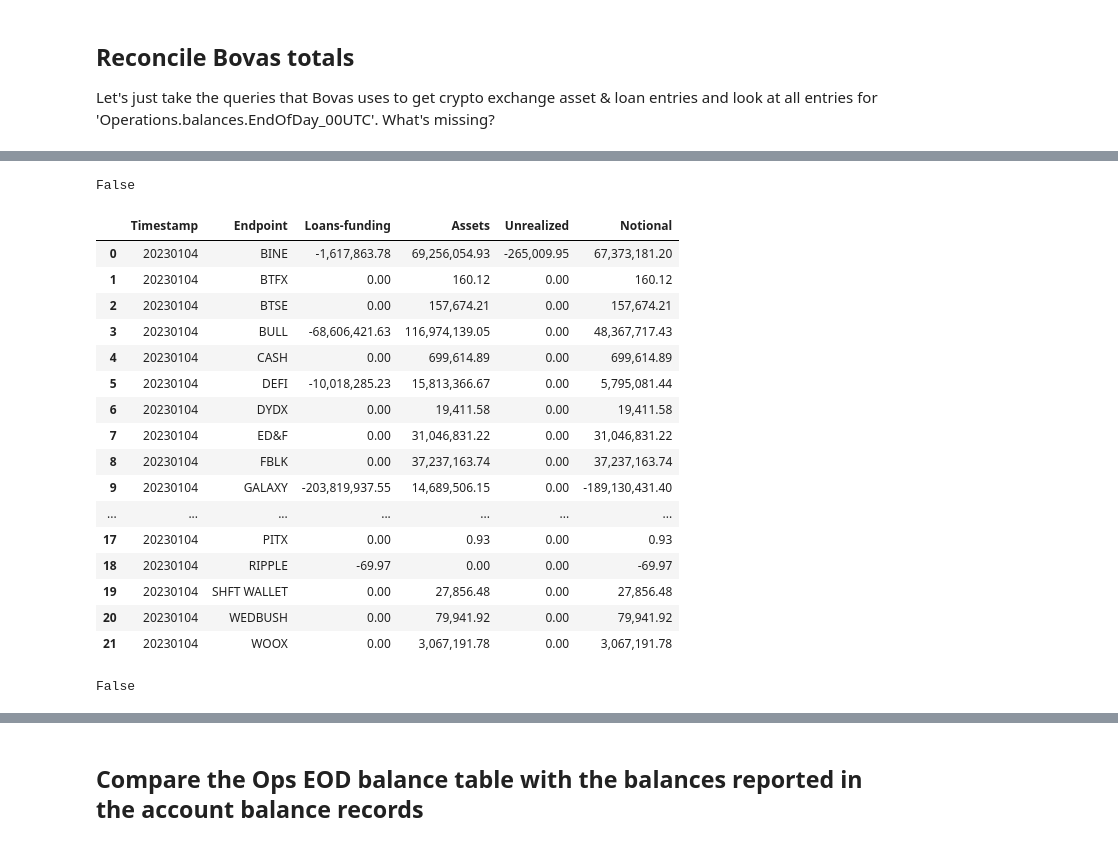
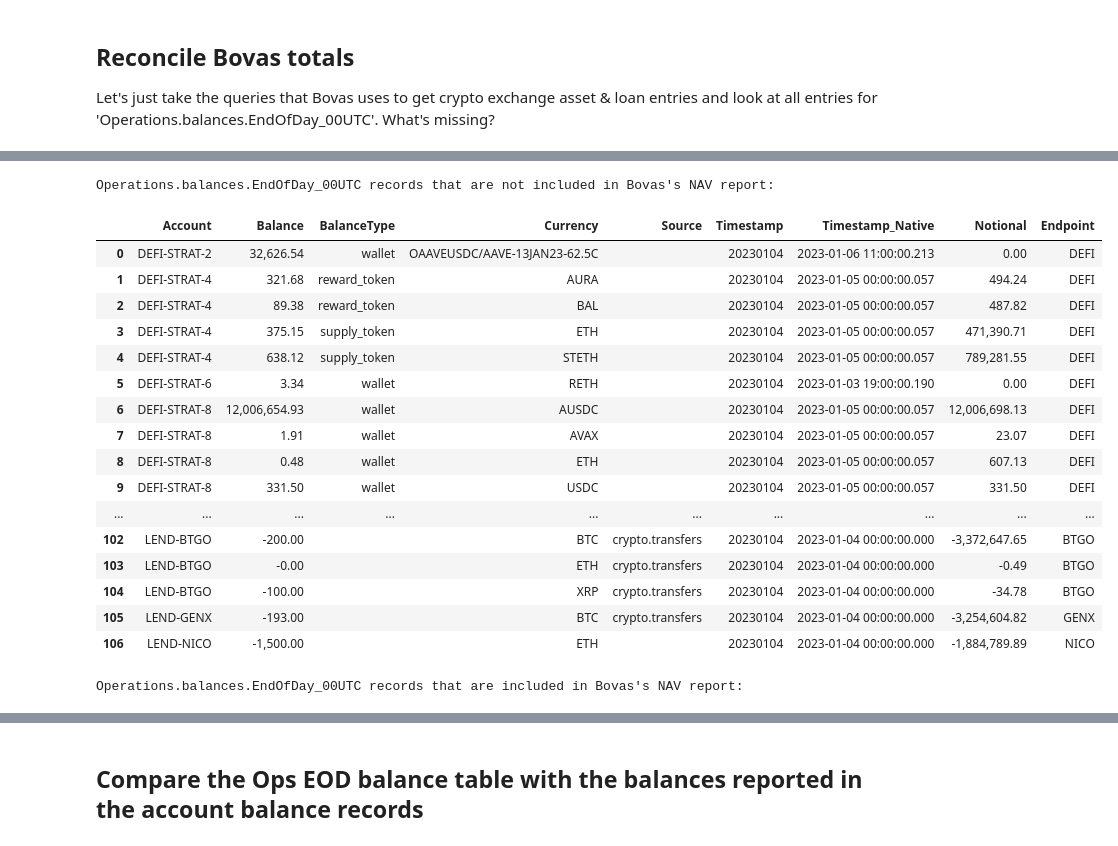
Before and after one commit to galaxy-sk/qpt_stress_test, a Jupyter notebook: notepads/bovas_reconciliation.ipynb, the cells around one changed output, grey strips where cells are left out. Saved outputs shown, nothing was run; the diff lists cells and outputs as text; code cells hidden in the pictures.

```diff
--- a/notepads/bovas_reconciliation.ipynb
+++ b/notepads/bovas_reconciliation.ipynb
@@ -49,7 +50,9 @@ derivs_utc_datetime = ChicagoTimeZone.localize(dt.datetime.combine(nav_date, dt.
 # %%
 %%capture
 # This code is copied from the generate_daily_summary.py app
+mktdata_repo = qpt_mssql.MarketDataRepository(sql_query_driver=pyodbc.SqlQuery, db_connector_factory=sv_awoh_dw01_pyodbc_connection_factory)
 trading_repo = qpt_mssql.TradingRepository(sql_query_driver=pyodbc.SqlQuery, db_connector_factory=sv_awoh_dw01_pyodbc_connection_factory)
+exchange_repo = qpt_mssql.RawDataRepository(sql_query_driver=pyodbc.SqlQuery, db_connector_factory=sv_awoh_dw01_pyodbc_connection_factory)
 
 # Run Bowen's Net open positions report: should match email's from Bcai and Wenbo's emails:
 net_open_position_report_df = generate_daily_summary.net_open_positions(derivs_utc_datetime, trading_repo)
@@ -169,18 +188,5 @@ bovas_currency_replacement = (
 # %%
 %%capture
-# Do a direct call against the database:
-#
-marks1_qry = """
-select format(timestamp,'yyyyMMdd') as DATE, symbol as Currency, _close as Mark, 'coinmarketcap' as Source
-from RawData.cnmk_1_m.ohlcv_historical
-where format(timestamp,'yyyyMMdd') = '{date:%Y%m%d}'
-    and name not in ('CyberMiles','Genesis Mana','NFT','NEFTiPEDiA', 'UNICORN Token','DEONEX COIN','Don-key','LOLTOKEN','SoMee.Social [OLD]')
-""".format(date=nav_date)
-marks1_df = pyodbc.SqlQuery(marks1_qry, db_connector_factory=sv_awoh_dw01_pyodbc_connection_factory).as_dataframe()
-marks2_qry = "select DATE, Currency, Mark, Source from trading.pnl.marks where DATE = '{date:%Y%m%d}'".format(date=nav_date)
-marks2_df = pyodbc.SqlQuery(marks1_qry, db_connector_factory=sv_awoh_dw01_pyodbc_connection_factory).as_dataframe()
-marks_df = nav.utils._format_marks(marks1_df, marks2_df, nav_date)
-
 bovas_loans_qry = """
 select a.Account, a.Balance, a.BalanceType, UPPER(a.Currency) as Currency,
     Isnull(b.TableName, '') as Source, FORMAT(a.Date_UTC,'yyyyMMdd') as Timestamp, a.AsOf_UTC as Timestamp_Native
@@ -207,7 +213,3 @@ where balance != 0 and a.Date_UTC = '{date:%Y-%m-%d}'
 order by Account
 """.format(date=nav_date, accounts=tuple(qpt_config.exchange_balance_accounts))
 bovas_assets_df = pyodbc.SqlQuery(bovas_assets_qry, db_connector_factory=sv_awoh_dw01_pyodbc_connection_factory).as_dataframe()
-
-op_eod_balances_df = trading_repo.get_operations_eod_balances(nav_date).as_dataframe()
-op_eod_balances_df.Currency.replace(*bovas_currency_replacement, inplace=True)
-op_eod_balances_df['Notional'] = op_eod_balances_df.Balance * marks_df.reindex(op_eod_balances_df.Currency).fillna(0).Mark.values
@@ -214,3 +228,17 @@ op_eod_balances_df['Notional'] = op_eod_balances_df.Balance * marks_df.reindex(o
+# %%
+%%capture
+# We should properly map accounts to Endpoint or exchange
+bovas_assets_df['Endpoint'] = bovas_assets_df['Account'].apply(lambda ac: str(ac.split('-')[0]) if str(ac.split('-')[0]) != 'LEND' else str(ac.split('-')[1]))
+bovas_loans_df['Endpoint'] = bovas_loans_df['Account'].apply(lambda ac: str(ac.split('-')[0]) if str(ac.split('-')[0]) != 'LEND' else str(ac.split('-')[1]))
+op_eod_balances_df['Endpoint'] = op_eod_balances_df['Account'].apply(lambda ac: str(ac.split('-')[0]) if str(ac.split('-')[0]) != 'LEND' else str(ac.split('-')[1]))
+crypto_exchange_df['Endpoint'] = crypto_exchange_df['Account'].apply(lambda ac: str(ac.split('-')[0]) if str(ac.split('-')[0]) != 'LEND' else str(ac.split('-')[1]))
+
+# Add in bank balances;
+bank_eod_balances_df = trading_repo.get_bank_balances(nav_date).as_dataframe()
+bank_eod_balances_df['Notional'] = bank_eod_balances_df.Balance * marks_df.reindex(bank_eod_balances_df.Currency).fillna(0).Mark.values
+bank_eod_balances_df['Endpoint'] = 'Cash'
+bovas_assets_df = pd.concat([bovas_assets_df, bank_eod_balances_df], ignore_index=True)
+op_eod_balances_df = pd.concat([op_eod_balances_df, bank_eod_balances_df], ignore_index=True)
 # %%
 # display(marks_df)
 # display(bovas_loans_df)
@@ -337,27 +416,26 @@ False
 # %%
-
 print("Operations.balances.EndOfDay_00UTC records that are not included in Bovas's NAV report:")
-#display(bovas_ignored_df.sort_values(by=['Account', 'Currency'], ignore_index=True))
+display(bovas_ignored_df.sort_values(by=['Account', 'Currency'], ignore_index=True))
 
 print("\nOperations.balances.EndOfDay_00UTC records that are included in Bovas's NAV report:")
-#display(bovas_included_df.sort_values(by=['Account', 'Currency'], ignore_index=True))
+display(bovas_included_df.sort_values(by=['Account', 'Currency'], ignore_index=True))
 # %% [output]
-False
+Operations.balances.EndOfDay_00UTC records that are not included in Bovas's NAV report:
-|  | Timestamp | Endpoint | Loans-funding | Assets | Unrealized | Notional |
-| 0 | 20230104 | BINE | -1,617,863.78 | 69,256,054.93 | -265,009.95 | 67,373,181.20 |
-| 1 | 20230104 | BTFX | 0.00 | 160.12 | 0.00 | 160.12 |
-| 2 | 20230104 | BTSE | 0.00 | 157,674.21 | 0.00 | 157,674.21 |
-| 3 | 20230104 | BULL | -68,606,421.63 | 116,974,139.05 | 0.00 | 48,367,717.43 |
-| 4 | 20230104 | CASH | 0.00 | 699,614.89 | 0.00 | 699,614.89 |
-| 5 | 20230104 | DEFI | -10,018,285.23 | 15,813,366.67 | 0.00 | 5,795,081.44 |
-| 6 | 20230104 | DYDX | 0.00 | 19,411.58 | 0.00 | 19,411.58 |
-| 7 | 20230104 | ED&F | 0.00 | 31,046,831.22 | 0.00 | 31,046,831.22 |
-| 8 | 20230104 | FBLK | 0.00 | 37,237,163.74 | 0.00 | 37,237,163.74 |
-| 9 | 20230104 | GALAXY | -203,819,937.55 | 14,689,506.15 | 0.00 | -189,130,431.40 |
-| ... | ... | ... | ... | ... | ... | ... |
-| 17 | 20230104 | PITX | 0.00 | 0.93 | 0.00 | 0.93 |
-| 18 | 20230104 | RIPPLE | -69.97 | 0.00 | 0.00 | -69.97 |
-| 19 | 20230104 | SHFT WALLET | 0.00 | 27,856.48 | 0.00 | 27,856.48 |
-| 20 | 20230104 | WEDBUSH | 0.00 | 79,941.92 | 0.00 | 79,941.92 |
-| 21 | 20230104 | WOOX | 0.00 | 3,067,191.78 | 0.00 | 3,067,191.78 |
+|  | Account | Balance | BalanceType | Currency | Source | Timestamp | Timestamp_Native | Notional | Endpoint |
+| 0 | DEFI-STRAT-2 | 32,626.54 | wallet | OAAVEUSDC/AAVE-13JAN23-62.5C |  | 20230104 | 2023-01-06 11:00:00.213 | 0.00 | DEFI |
+| 1 | DEFI-STRAT-4 | 321.68 | reward_token | AURA |  | 20230104 | 2023-01-05 00:00:00.057 | 494.24 | DEFI |
+| 2 | DEFI-STRAT-4 | 89.38 | reward_token | BAL |  | 20230104 | 2023-01-05 00:00:00.057 | 487.82 | DEFI |
+| 3 | DEFI-STRAT-4 | 375.15 | supply_token | ETH |  | 20230104 | 2023-01-05 00:00:00.057 | 471,390.71 | DEFI |
+| 4 | DEFI-STRAT-4 | 638.12 | supply_token | STETH |  | 20230104 | 2023-01-05 00:00:00.057 | 789,281.55 | DEFI |
+| 5 | DEFI-STRAT-6 | 3.34 | wallet | RETH |  | 20230104 | 2023-01-03 19:00:00.190 | 0.00 | DEFI |
+| 6 | DEFI-STRAT-8 | 12,006,654.93 | wallet | AUSDC |  | 20230104 | 2023-01-05 00:00:00.057 | 12,006,698.13 | DEFI |
+| 7 | DEFI-STRAT-8 | 1.91 | wallet | AVAX |  | 20230104 | 2023-01-05 00:00:00.057 | 23.07 | DEFI |
+| 8 | DEFI-STRAT-8 | 0.48 | wallet | ETH |  | 20230104 | 2023-01-05 00:00:00.057 | 607.13 | DEFI |
+| 9 | DEFI-STRAT-8 | 331.50 | wallet | USDC |  | 20230104 | 2023-01-05 00:00:00.057 | 331.50 | DEFI |
+| ... | ... | ... | ... | ... | ... | ... | ... | ... | ... |
+| 102 | LEND-BTGO | -200.00 |  | BTC | crypto.transfers | 20230104 | 2023-01-04 00:00:00.000 | -3,372,647.65 | BTGO |
+| 103 | LEND-BTGO | -0.00 |  | ETH | crypto.transfers | 20230104 | 2023-01-04 00:00:00.000 | -0.49 | BTGO |
+| 104 | LEND-BTGO | -100.00 |  | XRP | crypto.transfers | 20230104 | 2023-01-04 00:00:00.000 | -34.78 | BTGO |
+| 105 | LEND-GENX | -193.00 |  | BTC | crypto.transfers | 20230104 | 2023-01-04 00:00:00.000 | -3,254,604.82 | GENX |
+| 106 | LEND-NICO | -1,500.00 |  | ETH |  | 20230104 | 2023-01-04 00:00:00.000 | -1,884,789.89 | NICO |
-False
+Operations.balances.EndOfDay_00UTC records that are included in Bovas's NAV report:
```
Also changed, not shown: parts of 7 cells of this notebook, 1 other file.
